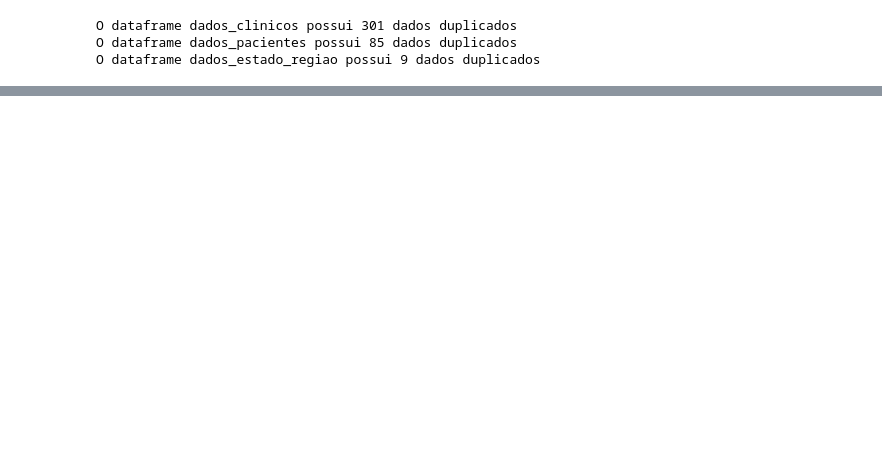
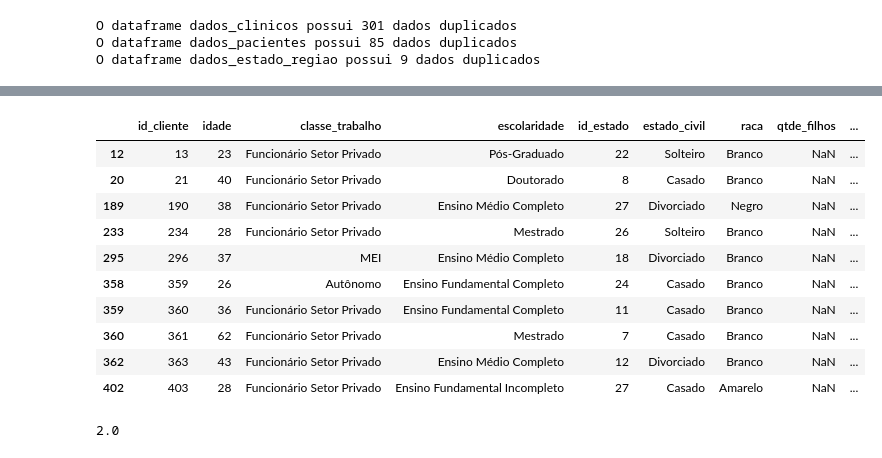
Before and after one commit to pegonsLog/RPA, a Jupyter notebook: Módulo 4 - RPA I/UNIDADE 3/Enunciado Clinica/src/enunciado_clinica.ipynb, the cells around one changed output, grey strips where cells are left out. Drawn from its saved outputs; the diff is of its cells as text; code cells hidden in the pictures; blank space fills up the shorter version.

```diff
--- a/Módulo 4 - RPA I/UNIDADE 3/Enunciado Clinica/src/enunciado_clinica.ipynb
+++ b/Módulo 4 - RPA I/UNIDADE 3/Enunciado Clinica/src/enunciado_clinica.ipynb
@@ -125,0 +166,22 @@ O dataframe dados_estado_regiao possui 9 dados duplicados
+# %%
+filtro = df_dados_pacientes['qtde_filhos'].isna()
+index_ausentes_qtde_filhos = df_dados_pacientes[filtro].index
+df_dados_pacientes.loc[index_ausentes_qtde_filhos]
+# %% [output]
+|  | id_cliente | idade | classe_trabalho | escolaridade | id_estado | estado_civil | raca | qtde_filhos | ... |
+| 12 | 13 | 23 | Funcionário Setor Privado | Pós-Graduado | 22 | Solteiro | Branco | NaN | ... |
+| 20 | 21 | 40 | Funcionário Setor Privado | Doutorado | 8 | Casado | Branco | NaN | ... |
+| 189 | 190 | 38 | Funcionário Setor Privado | Ensino Médio Completo | 27 | Divorciado | Negro | NaN | ... |
+| 233 | 234 | 28 | Funcionário Setor Privado | Mestrado | 26 | Solteiro | Branco | NaN | ... |
+| 295 | 296 | 37 | MEI | Ensino Médio Completo | 18 | Divorciado | Branco | NaN | ... |
+| 358 | 359 | 26 | Autônomo | Ensino Fundamental Completo | 24 | Casado | Branco | NaN | ... |
+| 359 | 360 | 36 | Funcionário Setor Privado | Ensino Fundamental Completo | 11 | Casado | Branco | NaN | ... |
+| 360 | 361 | 62 | Funcionário Setor Privado | Mestrado | 7 | Casado | Branco | NaN | ... |
+| 362 | 363 | 43 | Funcionário Setor Privado | Ensino Médio Completo | 12 | Divorciado | Branco | NaN | ... |
+| 402 | 403 | 28 | Funcionário Setor Privado | Ensino Fundamental Incompleto | 27 | Casado | Amarelo | NaN | ... |
+# %%
+moda_qtde_filhos = df_dados_pacientes['qtde_filhos'].median()
+print(moda_qtde_filhos)
+df_dados_pacientes['qtde_filhos'] = df_dados_pacientes['qtde_filhos'].fillna(value=moda_qtde_filhos)
+# %% [output]
+2.0
```
Also changed, not shown: parts of 54 cells of this notebook, 4 other files.
